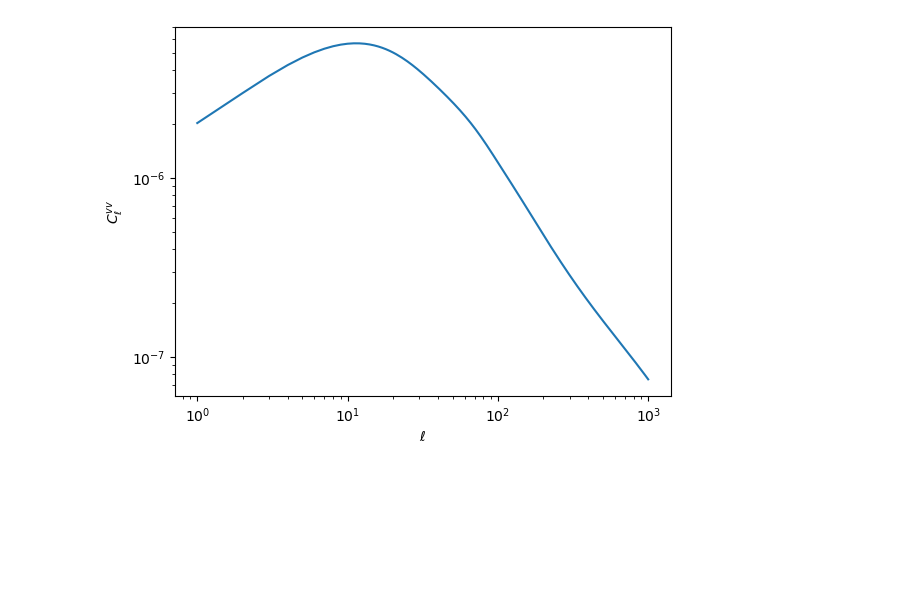
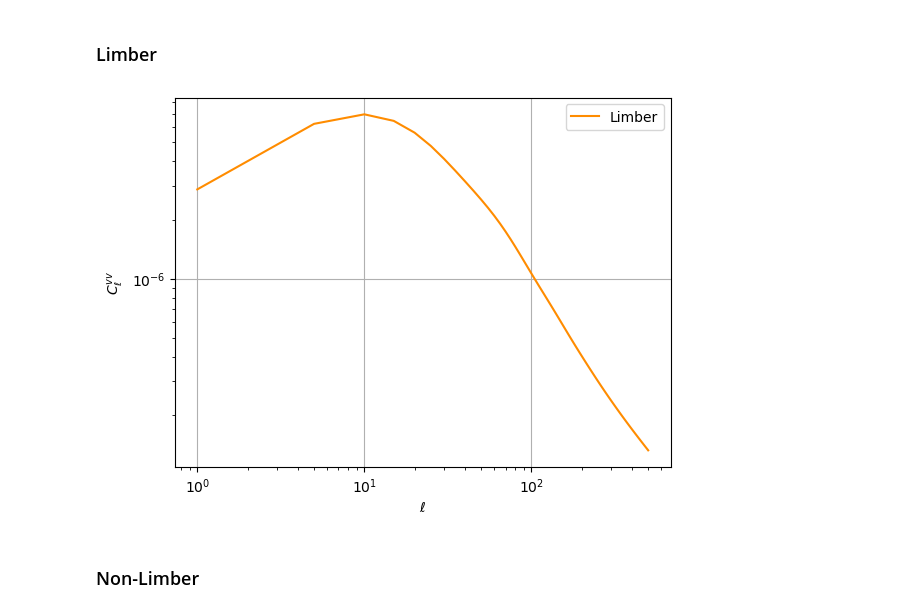
Before and after one commit to JP-Bonifacio/jax_cosmo, a Jupyter notebook: docs/notebooks/velocity_cell.ipynb, the cells around one changed output. Saved outputs shown, nothing was run; the diff lists cells and outputs as text; code cells hidden in the pictures; blank space fills up the shorter version.

Commit message:
Comparison between Limber and non-Limber cases. Need to fix the problem in use Pk from jax-cosmo and the amplitude difference between the two cases.

```diff
--- a/docs/notebooks/velocity_cell.ipynb
+++ b/docs/notebooks/velocity_cell.ipynb
@@ -14,4 +15,8 @@ import jax.numpy as jnp
 # %%
 # Cosmology
-cosmo_jax = jc.Cosmology(Omega_c=0.3, Omega_b=0.05, h=0.7, sigma8 = 0.8, n_s=0.96,
+cosmo = jc.Cosmology(Omega_c=0.238, Omega_b=0.047, h=0.7, sigma8 = 0.8, n_s=0.96,
          Omega_k=0., w0=-1., wa=0.)
+
+# Constants
+c = jc.constants.c
+H0 = jc.constants.H0 * cosmo.h
@@ -36,10 +23,21 @@ ell_value_test = 10
+# %%
+# Ranges
+ellvec = np.linspace(1, 500, 101).astype(int)
+kvec = np.logspace(-4, np.log10(4), 2000)
+zvec = np.linspace(0.0, 0.5, 150)
+avec = 1/(1+zvec)
+
+# Smail parameters (smail) - Blazek+2019
+n_smail = 1.78e+04
+a_smail = 1.64e+00
+b_smail = 3.73e+00
+z0_smail = 4.10e-1
 # %%
 # Redshift distribution
-nz = jc.redshift.smail_nz(a_smail, b_smail, z0_smail)
+nzvec = jc.redshift.smail_nz(a_smail, b_smail, z0_smail)
 
-# Tracers
-velocity_tracer = jc.probes.PeculiarVelocity([nz])
-galaxy_tracer = jc.probes.NumberCounts([nz], jc.bias.constant_linear_bias(1.0))
+# Velocity Tracer
+tracer_vv = jc.probes.PeculiarVelocity([nzvec])
 
-# Window function
-window_vv = velocity_tracer.kernel(cosmo_jax, zvec, ell_range)
+# Velocity Window Function
+window_vv = tracer_vv.kernel(cosmo, zvec, ellvec)
@@ -56,8 +46,15 @@ cell_vv = jc.angular_cl.angular_cl(cosmo_jax, ell_range, [velocity_tracer])
-# %%
-# Cell plot
-plt.plot(ell_range, cell_vv[0])
-plt.loglog()
-plt.xlabel('$\ell$')
-plt.ylabel('$C_{\ell}^{vv}$');
-# %% [output]
-[figure, removed]
+# %% [markdown]
+### Limber
+# %%
+cl_limber = jc.angular_cl.angular_cl(cosmo, ellvec, [tracer_vv])
+# %%
+plt.plot(ellvec, cl_limber[0], color='darkorange', label='Limber')
+plt.loglog()
+plt.ylabel('$C_{\ell}^{vv}$')
+plt.xlabel('$\ell$')
+plt.grid()
+plt.legend();
+# %% [output]
+[figure, added]
+# %% [markdown]
+### Non-Limber
```
Also changed, not shown: parts of 10 cells of this notebook.
